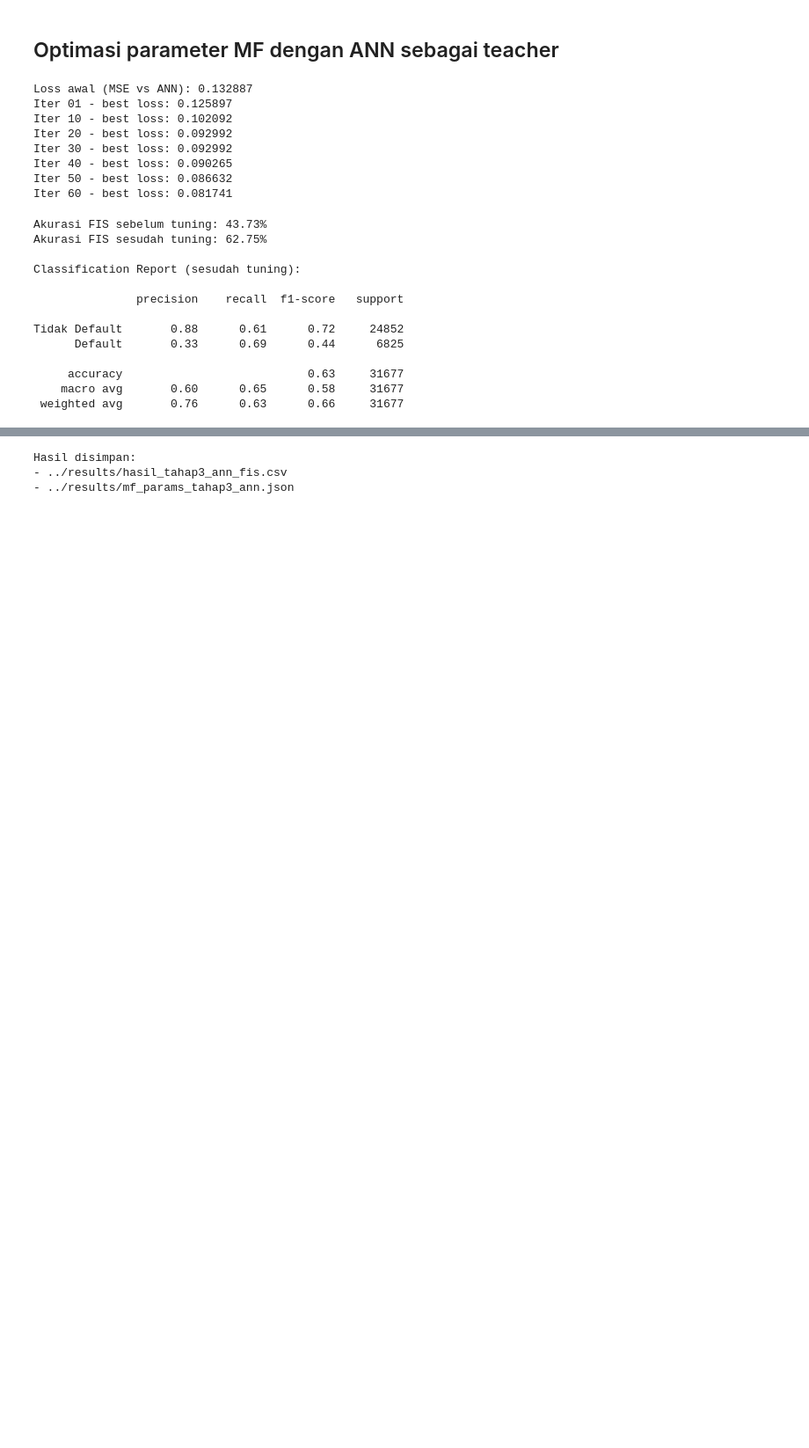
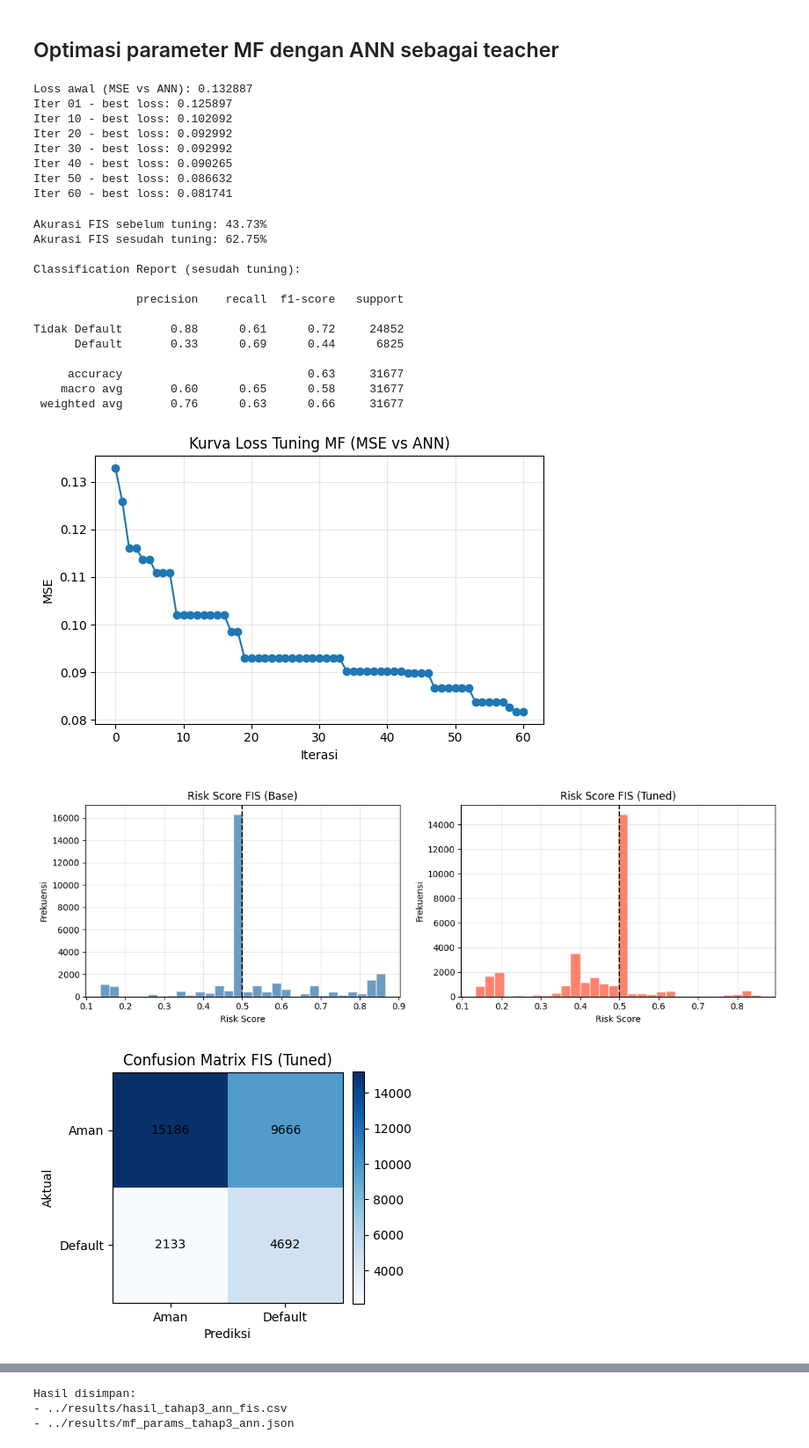
Before and after one commit to Hafizh220705/credit-risk-intelligence-battle, a Jupyter notebook: notebooks/230007_230022_230070_Tahap 3.ipynb, the cells around one changed output, grey strips where cells are left out. Shown at 88% size. Cells and saved outputs as stored; diff of their text form; code cells hidden in the pictures; blank space fills up the shorter version.

Commit message:
chore: add graphics

```diff
--- a/notebooks/230007_230022_230070_Tahap 3.ipynb
+++ b/notebooks/230007_230022_230070_Tahap 3.ipynb
@@ -397,3 +400,57 @@ Tidak Default       0.88      0.61      0.72     24852
      accuracy                           0.63     31677
     macro avg       0.60      0.65      0.58     31677
  weighted avg       0.76      0.63      0.66     31677
+# %%
+# Plot 1: Loss tuning MF vs ANN
+plt.figure(figsize=(6, 4))
+plt.plot(range(len(history)), history, marker='o', linewidth=1.5)
+plt.title('Kurva Loss Tuning MF (MSE vs ANN)')
+plt.xlabel('Iterasi')
+plt.ylabel('MSE')
+plt.grid(True, alpha=0.3)
+plt.tight_layout()
+plt.savefig("../results/plots/tahap3_tuning_loss.png", dpi=150, bbox_inches='tight')
+plt.show()
+
+# Plot 2: Distribusi risk score sebelum vs sesudah tuning
+fig, axes = plt.subplots(1, 2, figsize=(12, 4))
+axes[0].hist(risk_base, bins=30, color='steelblue', alpha=0.8, edgecolor='white')
+axes[0].axvline(0.5, color='black', linestyle='--', linewidth=1.5)
+axes[0].set_title('Risk Score FIS (Base)')
+axes[0].set_xlabel('Risk Score')
+axes[0].set_ylabel('Frekuensi')
+axes[0].grid(True, alpha=0.3)
+
+axes[1].hist(risk_best, bins=30, color='tomato', alpha=0.8, edgecolor='white')
+axes[1].axvline(0.5, color='black', linestyle='--', linewidth=1.5)
+axes[1].set_title('Risk Score FIS (Tuned)')
+axes[1].set_xlabel('Risk Score')
+axes[1].set_ylabel('Frekuensi')
+axes[1].grid(True, alpha=0.3)
+
+plt.tight_layout()
+plt.savefig("../results/plots/tahap3_risk_score_dist.png", dpi=150, bbox_inches='tight')
+plt.show()
+
+# Plot 3: Confusion matrix FIS tuned
+cm = confusion_matrix(target, pred_best)
+fig, ax = plt.subplots(figsize=(4.5, 4.5))
+im = ax.imshow(cm, cmap='Blues')
+for i in range(cm.shape[0]):
+    for j in range(cm.shape[1]):
+        ax.text(j, i, cm[i, j], ha='center', va='center', color='black')
+ax.set_xticks([0, 1])
+ax.set_yticks([0, 1])
+ax.set_xticklabels(['Aman', 'Default'])
+ax.set_yticklabels(['Aman', 'Default'])
+ax.set_xlabel('Prediksi')
+ax.set_ylabel('Aktual')
+ax.set_title('Confusion Matrix FIS (Tuned)')
+fig.colorbar(im, ax=ax, fraction=0.046, pad=0.04)
+plt.tight_layout()
+plt.savefig("../results/plots/tahap3_confusion_matrix.png", dpi=150, bbox_inches='tight')
+plt.show()
+# %% [output]
+[figure, added]
+[figure, added]
+[figure, added]
```
Also changed, not shown: parts of 4 cells of this notebook, 8 other files.
